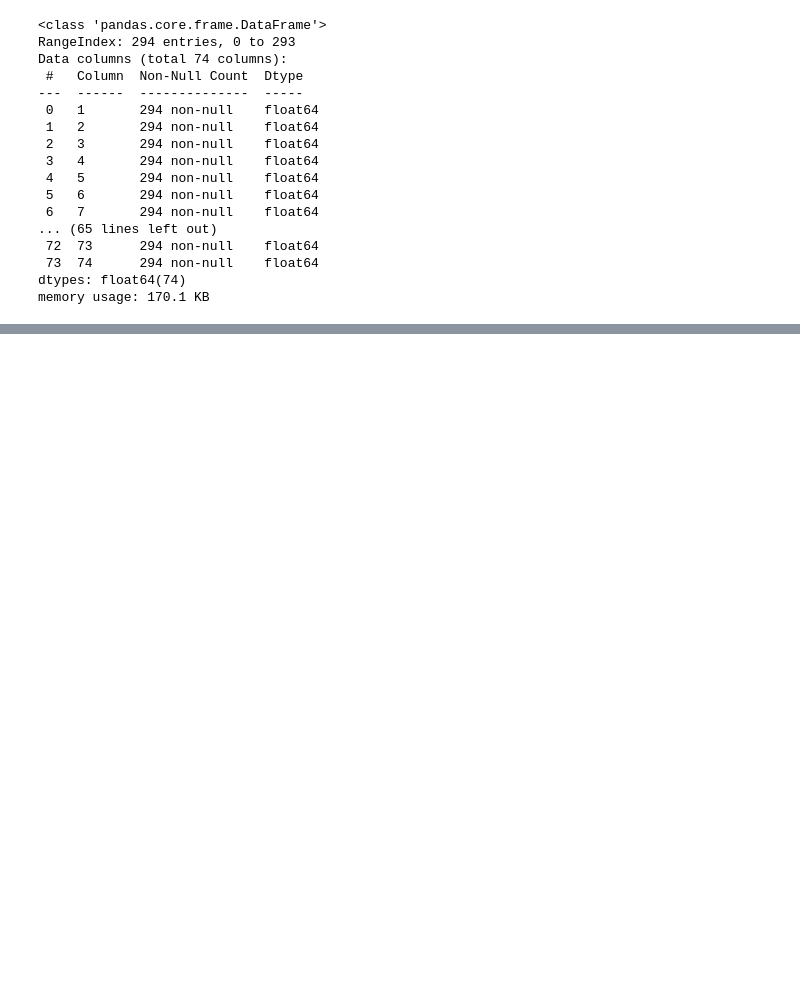
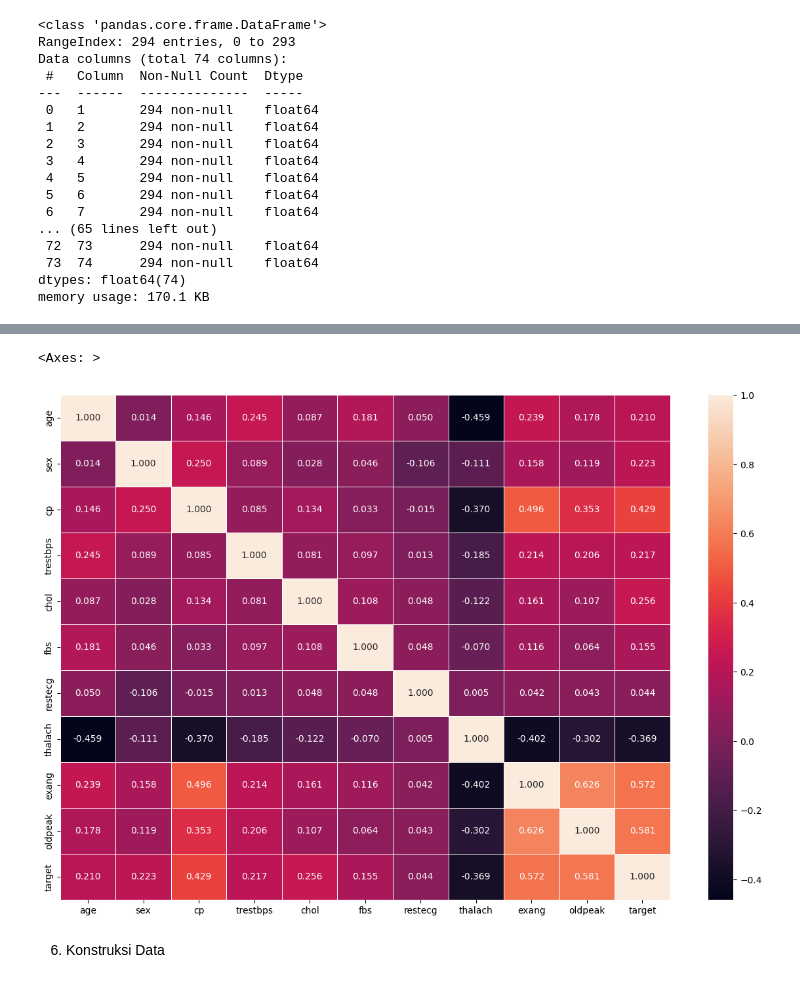
Before and after one commit to M-Imaduddin-A/AssociateDataScientist, a Jupyter notebook: Data_Science_BK.ipynb, the cells around one changed output, grey strips where cells are left out. Saved outputs shown, nothing was run; the diff lists cells and outputs as text; code cells hidden in the pictures; blank space fills up the shorter version.

```diff
--- a/Data_Science_BK.ipynb
+++ b/Data_Science_BK.ipynb
@@ -93,0 +195,2 @@ Project bimbingan karir Data Science
+# %%
+df_selected.rename(columns=column_mapping, inplace=True)
@@ -93,0 +250,3 @@ Project bimbingan karir Data Science
+# %%
+columns_to_drop =['ca','slope','thal']
+df_selected = df_selected.drop(columns_to_drop,axis=1)
@@ -93,0 +268,25 @@ Project bimbingan karir Data Science
+# %%
+# @title Pengisian nilai null menggunakan nilai mean di setiap kolomnya
+meanTBPS = df_selected['trestbps'].dropna()
+meanChol = df_selected['chol'].dropna()
+meanfbs = df_selected['fbs'].dropna()
+meanRestCG = df_selected['restecg'].dropna()
+meanthalach = df_selected['thalach'].dropna()
+meanexang = df_selected['exang'].dropna()
+
+meanTBPS = meanTBPS.astype(float)
+meanChol = meanChol.astype(float)
+meanfbs = meanfbs.astype(float)
+meanthalach = meanthalach.astype(float)
+meanexang = meanexang.astype(float)
+meanRestCG = meanRestCG.astype(float)
+
+meanTBPS = round(meanTBPS.mean())
+meanChol = round(meanChol.mean())
+meanfbs =round(meanfbs.mean())
+meanthalach =round(meanthalach.mean())
+meanexang =round(meanexang.mean())
+meanRestCG =round(meanRestCG.mean())
+# %%
+fill_values ={'trestbps':meanTBPS,'chol':meanChol,'fbs':meanfbs,'thalach':meanthalach,'exang':meanexang,'restecg':meanRestCG}
+dfClean = df_selected.fillna(value=fill_values)
@@ -93,0 +379,9 @@ Project bimbingan karir Data Science
+# %%
+cor_mat=dfClean.corr()
+fig,ax=plt.subplots(figsize=(15,10))
+sns.heatmap(cor_mat,annot=True,linewidths=0.5,fmt=".3f")
+# %% [output]
+<Axes: >
+[figure, added]
+# %% [markdown]
+6. Konstruksi Data
```
Also changed, not shown: parts of 96 cells of this notebook.
